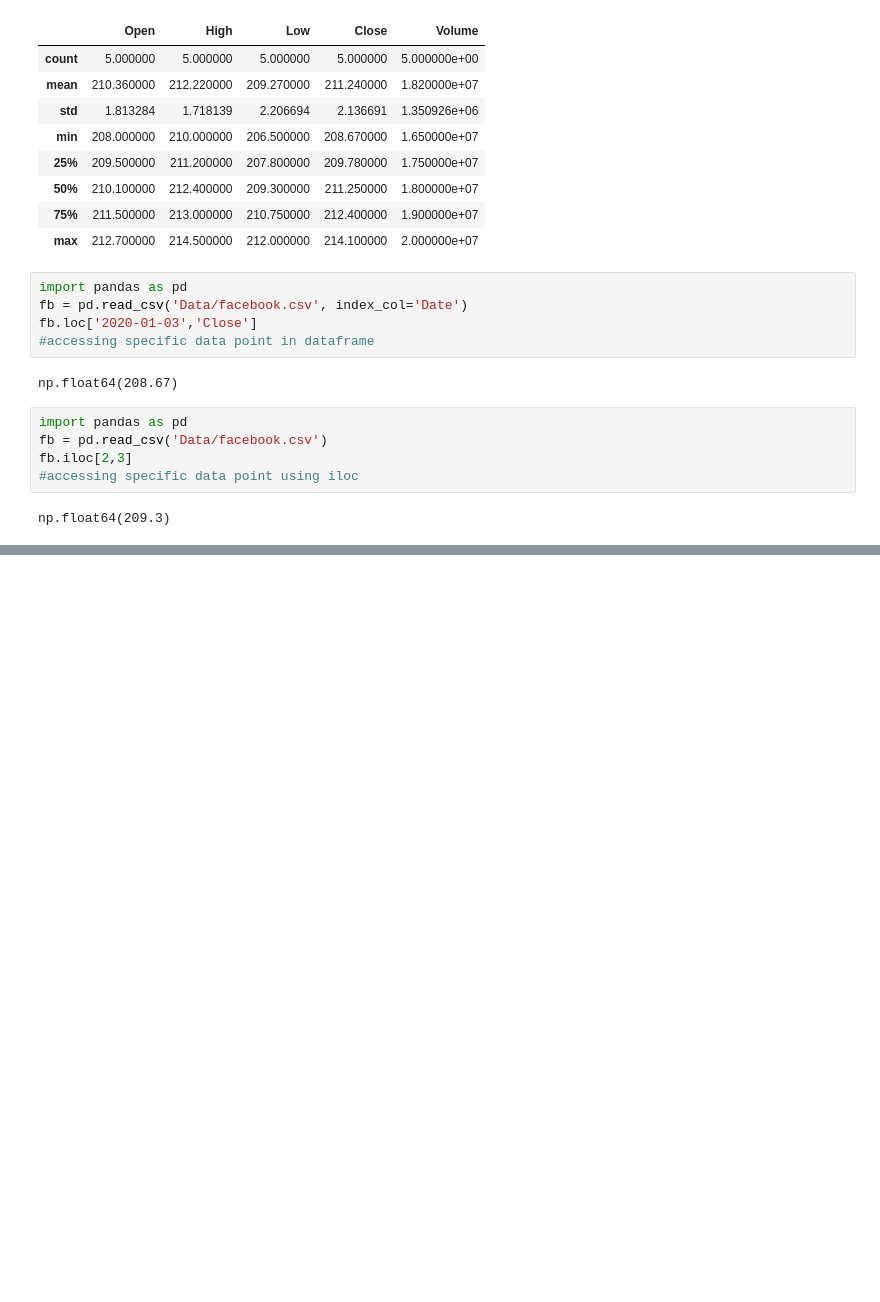
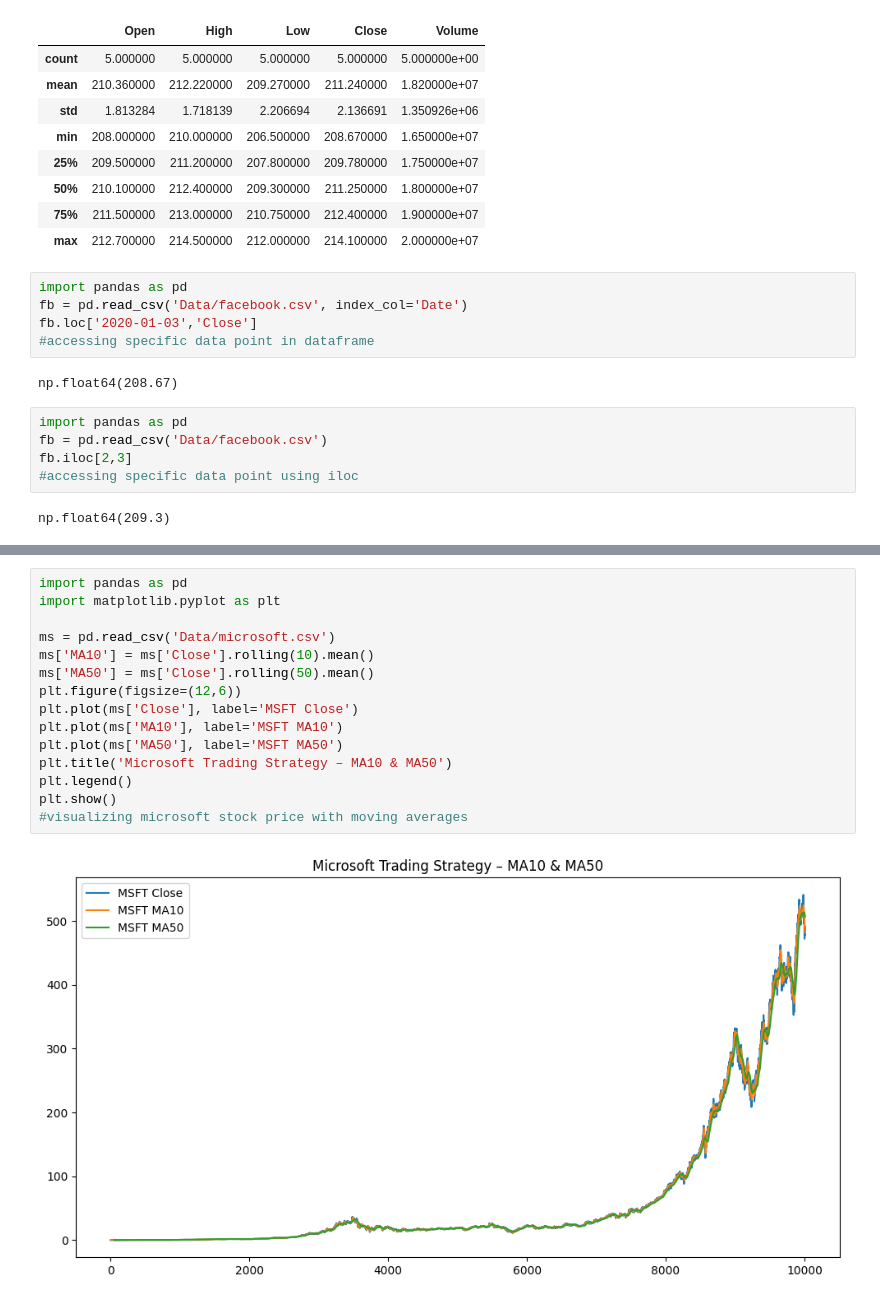
Before and after one commit to title-robbie-title/hkust-financial-analysis, a Jupyter notebook: HKUST-Financial-Analysis/module1.ipynb, the cells around one changed output, grey strips where cells are left out. Saved outputs shown, nothing was run; the diff lists cells and outputs as text; blank space fills up the shorter version.

```diff
--- a/HKUST-Financial-Analysis/module1.ipynb
+++ b/HKUST-Financial-Analysis/module1.ipynb
@@ -271,0 +325,17 @@ fb.head()
+# %%
+import pandas as pd
+import matplotlib.pyplot as plt
+
+ms = pd.read_csv('Data/microsoft.csv')
+ms['MA10'] = ms['Close'].rolling(10).mean()
+ms['MA50'] = ms['Close'].rolling(50).mean()
+plt.figure(figsize=(12,6))
+plt.plot(ms['Close'], label='MSFT Close')
+plt.plot(ms['MA10'], label='MSFT MA10')
+plt.plot(ms['MA50'], label='MSFT MA50')
+plt.title('Microsoft Trading Strategy – MA10 & MA50')
+plt.legend()
+plt.show()
+#visualizing microsoft stock price with moving averages
+# %% [output]
+[figure, added]
```
Also changed, not shown: parts of 18 cells of this notebook.
